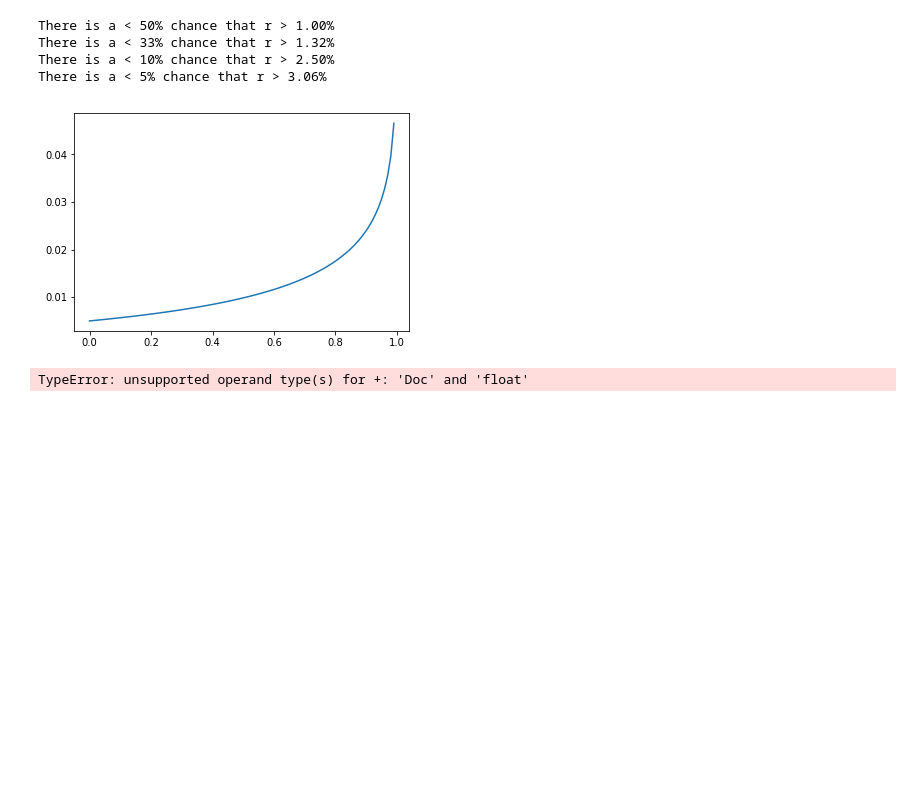
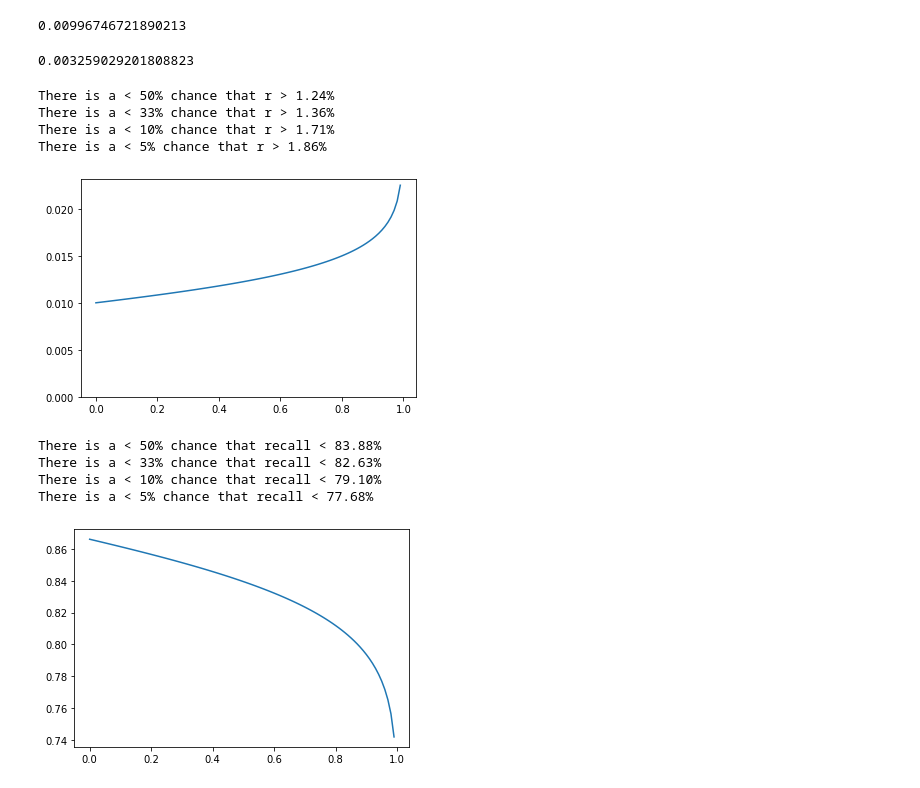
Before and after one commit to mcc-apsis/adaptation-tracking, a Jupyter notebook: progress.ipynb, the cells around one changed output. Drawn from its saved outputs; the diff is of its cells as text; code cells hidden in the pictures; blank space fills up the shorter version.

```diff
--- a/progress.ipynb
+++ b/progress.ipynb
@@ -70,17 +238,19 @@ tags
 # %%
 r_in_tags = DocOwnership.objects.filter(relevant__gt=0,tag__in=tags).values_list('doc__pk',flat=True)
+
+exclude_tag = Tag.objects.get(query=qid, title="No abstract")
 
 print(len(set(r_in_tags)))
 
 other_docs = Doc.objects.filter(
     query=qid
 ).exclude(
-    pk__in=set(r_in_tags)
+    pk__in=set(r_in_tags) | set(Doc.objects.filter(tag=exclude_tag).values_list('pk',flat=True)),
 )
 
 unseen = other_docs.count()
 
-r_in_tags = DocOwnership.objects.filter(relevant=1, tag__in=tags)
+r_in_tags = DocOwnership.objects.filter(relevant=1, tag__in=tags).values_list('doc__pk',flat=True)
 r_docs = Doc.objects.filter(pk__in=r_in_tags).count()
 
 alpha = 0.95
@@ -194,0 +384,3 @@ predicted relevant sample 2019-12-16 16:33
+# %%
+for name, c in udict.items():
+    print(name, c)
@@ -194,0 +393,24 @@ predicted relevant sample 2019-12-16 16:33
+# %%
+fig, ax = plt.subplots(dpi=125, figsize=(10,5))
+xticks = []
+xticklabels = []
+for i, t in enumerate(tags.filter(seen_docs__gt=0).order_by('id')):
+    xticks.append(i)
+    xticklabels.append(t.title)
+    dodf = pd.DataFrame.from_dict(DocOwnership.objects.filter(tag=t).values('user__username','relevant'))
+    print(t)
+    nu = len(dodf.user__username.unique())
+    for j, (name, group) in enumerate(dodf.groupby('user__username')):
+        r = group[group['relevant']==1].shape[0]/group.shape[0]
+        ax.bar(
+            i-0.4+0.4/nu+j*0.8/nu,r, width=0.8/nu,
+            color=udict[name],
+            edgecolor="grey"
+        )
+
+for name, c in udict.items():
+    ax.bar(0,0,color=c, label=name)
+
+ax.legend()
+ax.set_xticks(xticks)
+ax.set_xticklabels(xticklabels,rotation=45,ha="right")
@@ -195,6 +453,7 @@ predicted relevant sample 2019-12-16 16:33
 # %%
 r_in_tags = DocOwnership.objects.filter(relevant=1, tag__in=tags).values_list('doc__pk',flat=True)
 r_docs = Doc.objects.filter(pk__in=r_in_tags)
-print(r_docs.count())
-print(r_docs.filter(category__name__in=["Maybe","Yes"]).count())
+nr_docs = r_docs.count()
+print("relevant docs", nr_docs)
+#print(r_docs.filter(category__name__in=["Maybe","Yes"]).count())
 # %% [output]
@@ -211,40 +504,52 @@ print(r_docs.filter(category__name__in=["Maybe","Yes"]).count())
+# %%
+sum(ci_ac(4,915,.9))
+# %% [output]
+0.00996746721890213
+# %%
+sum(ci_ac(0,n,.9))
+# %% [output]
+0.003259029201808823
 # %%
-
 alphas = [x*0.01 for x in range(100)]
-ys = [sum(ci_ac(1,200,x)) for x in alphas]
+ys = [sum(ci_ac(10,1000,x)) for x in alphas]
 
 thresh = [[0.5,False],[0.6666,False],[0.9,False],[0.95,False]]
 for a,x in zip(alphas,ys):
     for t in thresh:
 
         if a>t[0] and t[1]==False:
             print(f"There is a < {1-t[0]:.0%} chance that r > {x:.2%}")
             t[1] = True
 
 plt.plot(alphas,ys)
+plt.ylim(ymin=0)
 
 plt.show()
 
 unseen = other_docs.count()
 all_relevant = DocOwnership.objects.filter(relevant=1,)
 rs = [y*unseen for y in ys]
-recalls = [r_docs/(r_docs+r) for r in rs]
+recalls = [nr_docs/(nr_docs+r) for r in rs]
 
 plt.plot(alphas,recalls)
 
 thresh = [[0.5,False],[0.6666,False],[0.9,False],[0.95,False]]
 for a,x in zip(alphas,recalls):
     for t in thresh:
         if a>t[0] and t[1]==False:
             print(f"There is a < {1-t[0]:.0%} chance that recall < {x:.2%}")
             t[1] = True
 # %% [output]
-There is a < 50% chance that r > 1.00%
-There is a < 33% chance that r > 1.32%
-There is a < 10% chance that r > 2.50%
-There is a < 5% chance that r > 3.06%
+There is a < 50% chance that r > 1.24%
+There is a < 33% chance that r > 1.36%
+There is a < 10% chance that r > 1.71%
+There is a < 5% chance that r > 1.86%
-[figure, old version]
+[figure, new version]
-TypeError: unsupported operand type(s) for +: 'Doc' and 'float'
+There is a < 50% chance that recall < 83.88%
+There is a < 33% chance that recall < 82.63%
+There is a < 10% chance that recall < 79.10%
+There is a < 5% chance that recall < 77.68%
+[figure, added]
 # %%
 
 fig, ax = plt.subplots()
```
Also changed, not shown: parts of 27 cells of this notebook, 7 other files.
